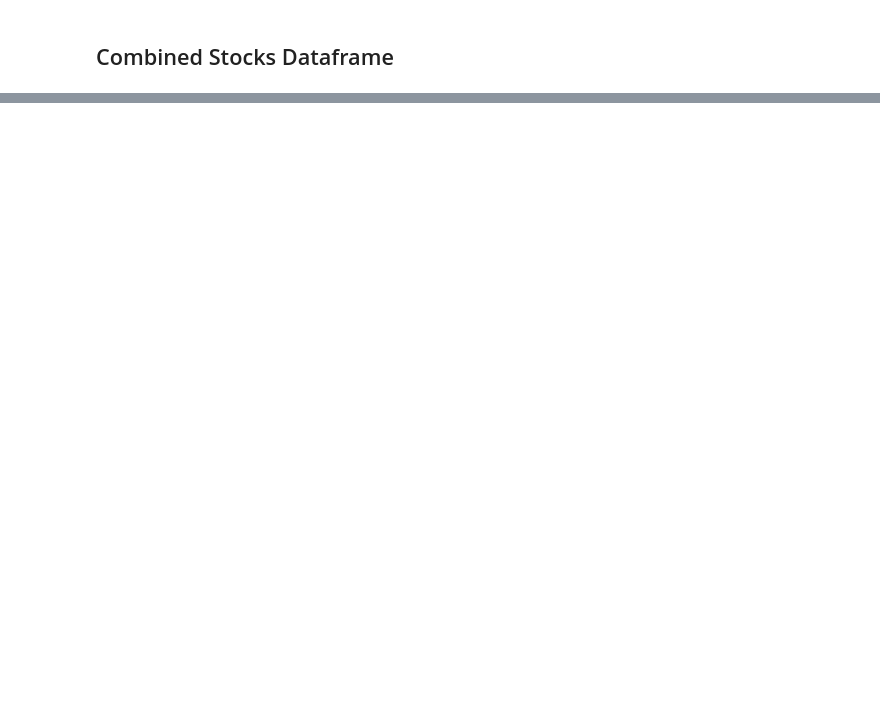
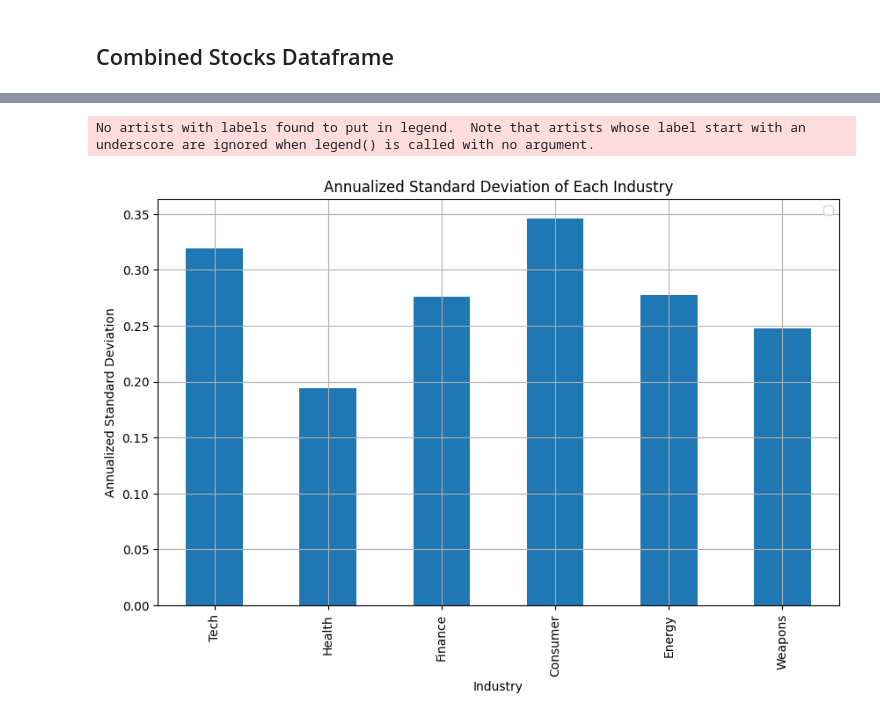
Before and after one commit to kaylah176/Project1, a Jupyter notebook: Project 1 .ipynb, the cells around one changed output, grey strips where cells are left out. Saved outputs shown, nothing was run; the diff lists cells and outputs as text; code cells hidden in the pictures; blank space fills up the shorter version.

```diff
--- a/Project 1 .ipynb
+++ b/Project 1 .ipynb
@@ -628,0 +503,3 @@ custom_portfolio_df.head()
+# %%
+consumer_df=small_df[['AMZN','NKE','DIS']]
+consumer_df
@@ -628,0 +523,3 @@ custom_portfolio_df.head()
+# %%
+energy_df=small_df[['XOM','FSLR','NEE']]
+energy_df
@@ -628,0 +543,3 @@ custom_portfolio_df.head()
+# %%
+weapons_df=small_df[['LMT','RTX','NOC']]
+weapons_df
@@ -628,0 +685,4 @@ custom_portfolio_df.head()
+# %%
+# Calculate the daily standard deviation
+daily_std_dev = np.std(returns_df)
+print(daily_std_dev)
@@ -628,0 +697,15 @@ custom_portfolio_df.head()
+# %%
+# Calculate the annualized standard deviation (252 trading days)
+annualized_std = daily_std_dev * np.sqrt(252)
+
+# Plot the Annualized standard deviation
+annualized_std.plot.bar(figsize=(10, 6))  # Adjust figsize as needed
+plt.title('Annualized Standard Deviation of Each Industry')
+plt.xlabel('Industry')
+plt.ylabel('Annualized Standard Deviation')
+plt.grid(True)
+plt.legend()
+plt.show()
+# %% [output]
+No artists with labels found to put in legend.  Note that artists whose label start with an underscore are ignored when legend() is called with no argument.
+[figure, added]
```
Also changed, not shown: parts of 40 cells of this notebook.
